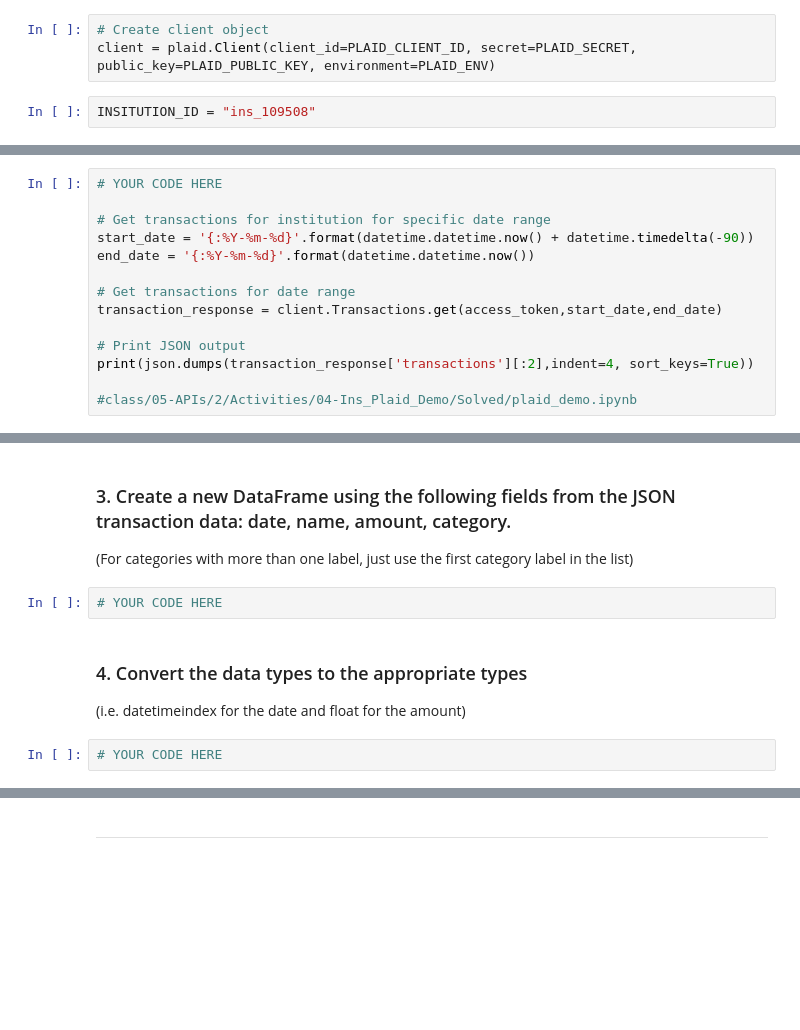
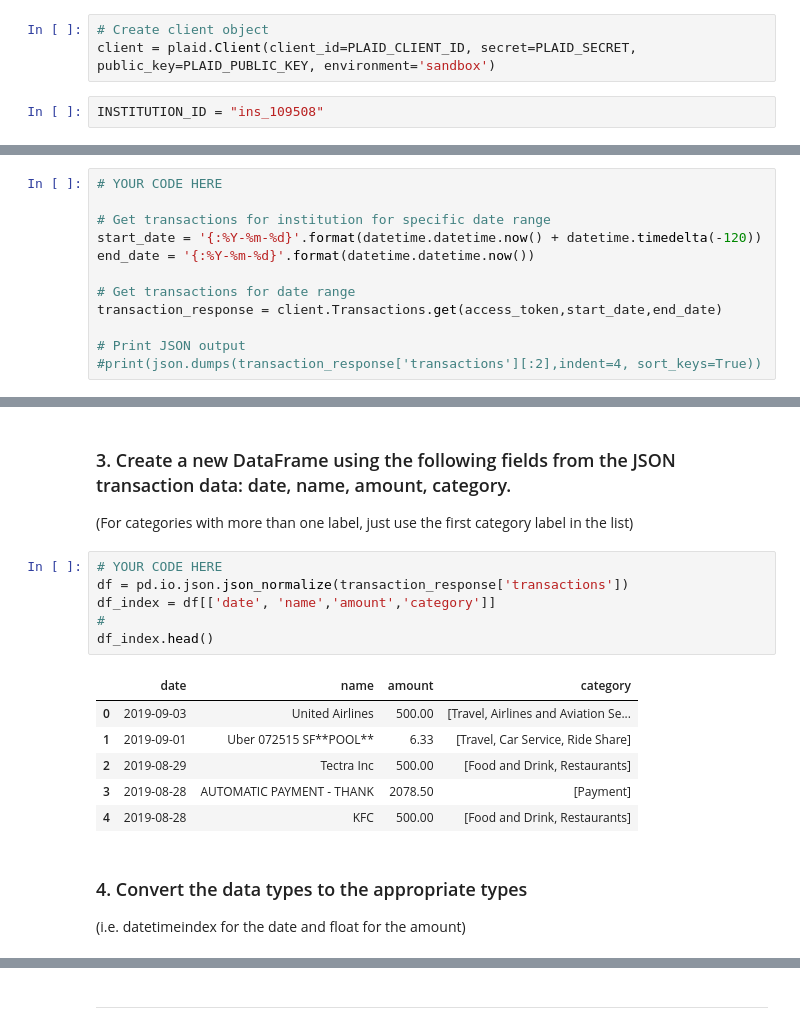
Before and after one commit to rolopez21/05-APIs, a Jupyter notebook: Instructions/Starter_Code/account_summary.ipynb, the cells around one changed output, grey strips where cells are left out. Cells and saved outputs as stored; diff of their text form; blank space fills up the shorter version.

```diff
--- a/Instructions/Starter_Code/account_summary.ipynb
+++ b/Instructions/Starter_Code/account_summary.ipynb
@@ -30,9 +31,9 @@ Complete the following steps to generate an access token:
 ### 1. Create a client to connect to plaid
 # %%
 # Create client object
-client = plaid.Client(client_id=PLAID_CLIENT_ID, secret=PLAID_SECRET, public_key=PLAID_PUBLIC_KEY, environment=PLAID_ENV)
+client = plaid.Client(client_id=PLAID_CLIENT_ID, secret=PLAID_SECRET, public_key=PLAID_PUBLIC_KEY, environment='sandbox')
 # %%
-INSITUTION_ID = "ins_109508"
+INSTITUTION_ID = "ins_109508"
 # %%
 # YOUR CODE HERE
 # %% [markdown]
@@ -80,15 +99,13 @@ In this section, you will use the Plaid Python SDK to connect to the Developer S
 # YOUR CODE HERE
 
 # Get transactions for institution for specific date range
-start_date = '{:%Y-%m-%d}'.format(datetime.datetime.now() + datetime.timedelta(-90))
+start_date = '{:%Y-%m-%d}'.format(datetime.datetime.now() + datetime.timedelta(-120))
 end_date = '{:%Y-%m-%d}'.format(datetime.datetime.now())
 
 # Get transactions for date range
 transaction_response = client.Transactions.get(access_token,start_date,end_date)
 
 # Print JSON output
-print(json.dumps(transaction_response['transactions'][:2],indent=4, sort_keys=True))
-
-#class/05-APIs/2/Activities/04-Ins_Plaid_Demo/Solved/plaid_demo.ipynb
+#print(json.dumps(transaction_response['transactions'][:2],indent=4, sort_keys=True))
 # %% [markdown]
 ### 2. Print the categories for each transaction
@@ -98,11 +140,20 @@ print(json.dumps(transaction_response['transactions'][:2],indent=4, sort_keys=Tr
 ### 3. Create a new DataFrame using the following fields from the JSON transaction data: date, name, amount, category.
 
 (For categories with more than one label, just use the first category label in the list)
-# %%
-# YOUR CODE HERE
+# %%
+# YOUR CODE HERE
+df = pd.io.json.json_normalize(transaction_response['transactions'])
+df_index = df[['date', 'name','amount','category']]
+#
+df_index.head()
+# %% [output]
+|  | date | name | amount | category |
+| 0 | 2019-09-03 | United Airlines | 500.00 | [Travel, Airlines and Aviation Se... |
+| 1 | 2019-09-01 | Uber 072515 SF**POOL** | 6.33 | [Travel, Car Service, Ride Share] |
+| 2 | 2019-08-29 | Tectra Inc | 500.00 | [Food and Drink, Restaurants] |
+| 3 | 2019-08-28 | AUTOMATIC PAYMENT - THANK | 2078.50 | [Payment] |
+| 4 | 2019-08-28 | KFC | 500.00 | [Food and Drink, Restaurants] |
 # %% [markdown]
 ### 4. Convert the data types to the appropriate types
 
 (i.e. datetimeindex for the date and float for the amount)
-# %%
-# YOUR CODE HERE
```
Also changed, not shown: parts of 12 cells of this notebook, 2 other files.
